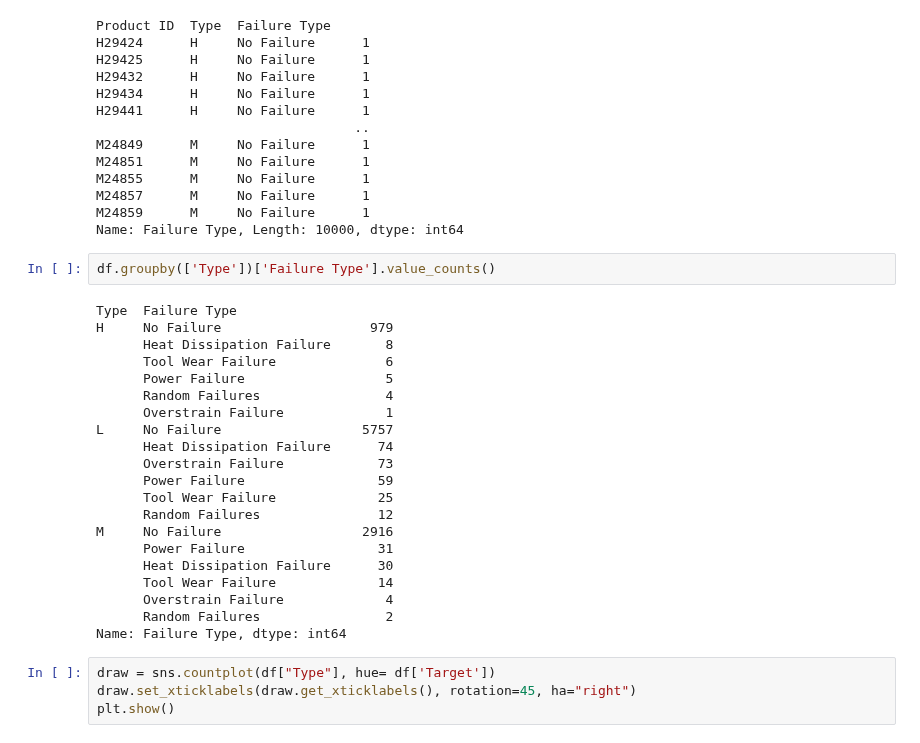
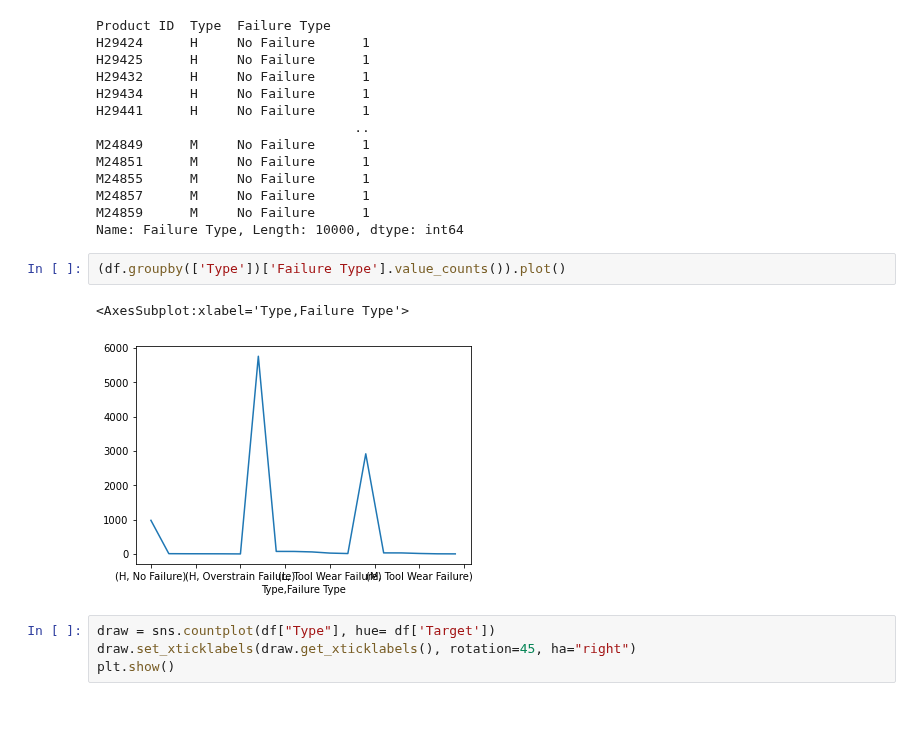
Before and after one commit to maxi879/proyecto_final_coder, a Jupyter notebook: Analisis.ipynb, the cells around one changed output. Saved outputs shown, nothing was run; the diff lists cells and outputs as text; blank space fills up the shorter version.

```diff
--- a/Analisis.ipynb
+++ b/Analisis.ipynb
@@ -147,28 +202,10 @@ M24857      M     No Failure      1
 M24859      M     No Failure      1
 Name: Failure Type, Length: 10000, dtype: int64
 # %%
-df.groupby(['Type'])['Failure Type'].value_counts()
+(df.groupby(['Type'])['Failure Type'].value_counts()).plot()
 # %% [output]
-Type  Failure Type
-H     No Failure                   979
-      Heat Dissipation Failure       8
-      Tool Wear Failure              6
-      Power Failure                  5
-      Random Failures                4
-      Overstrain Failure             1
-L     No Failure                  5757
-      Heat Dissipation Failure      74
-      Overstrain Failure            73
-      Power Failure                 59
-      Tool Wear Failure             25
-      Random Failures               12
-M     No Failure                  2916
-      Power Failure                 31
-      Heat Dissipation Failure      30
-      Tool Wear Failure             14
-      Overstrain Failure             4
-      Random Failures                2
-Name: Failure Type, dtype: int64
+<AxesSubplot:xlabel='Type,Failure Type'>
+[figure, added]
 # %%
 draw = sns.countplot(df["Type"], hue= df['Target'])
 draw.set_xticklabels(draw.get_xticklabels(), rotation=45, ha="right")
```
Also changed, not shown: parts of 18 cells of this notebook.
